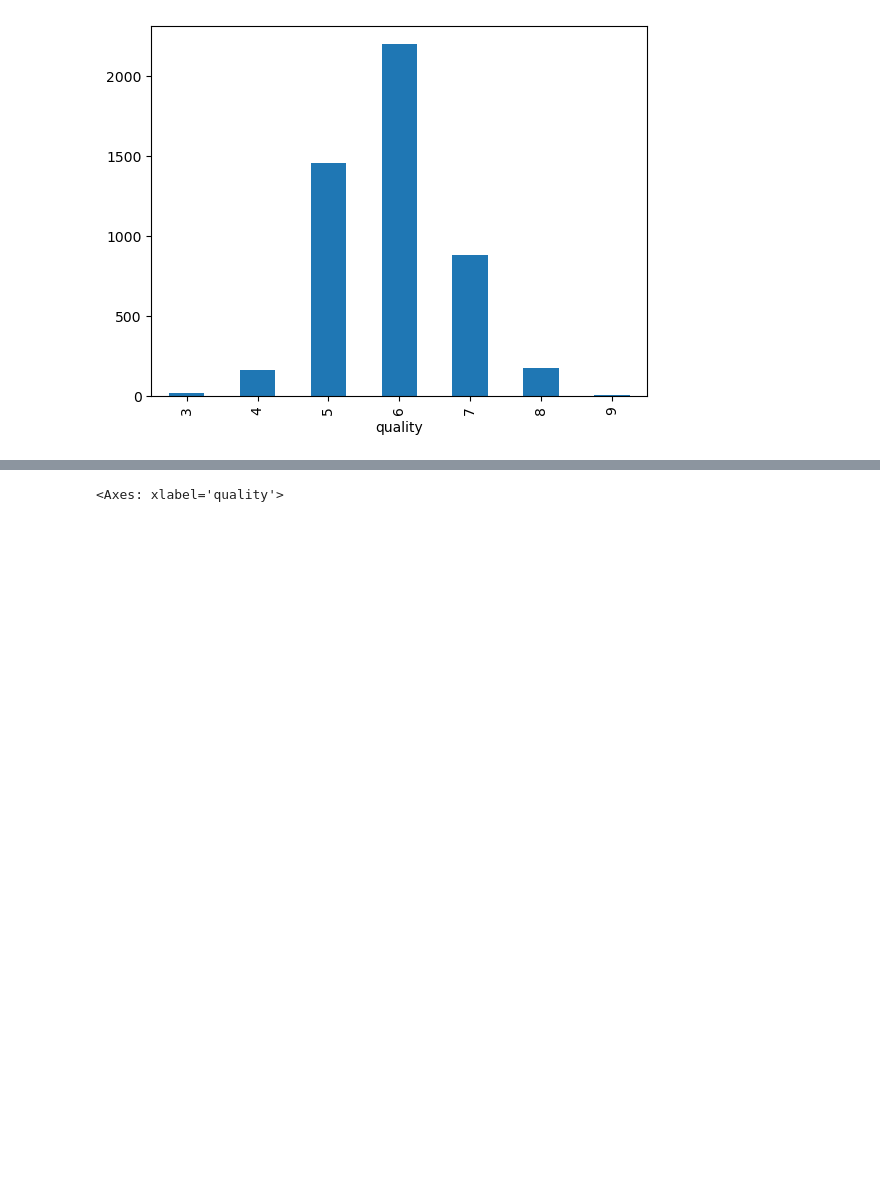
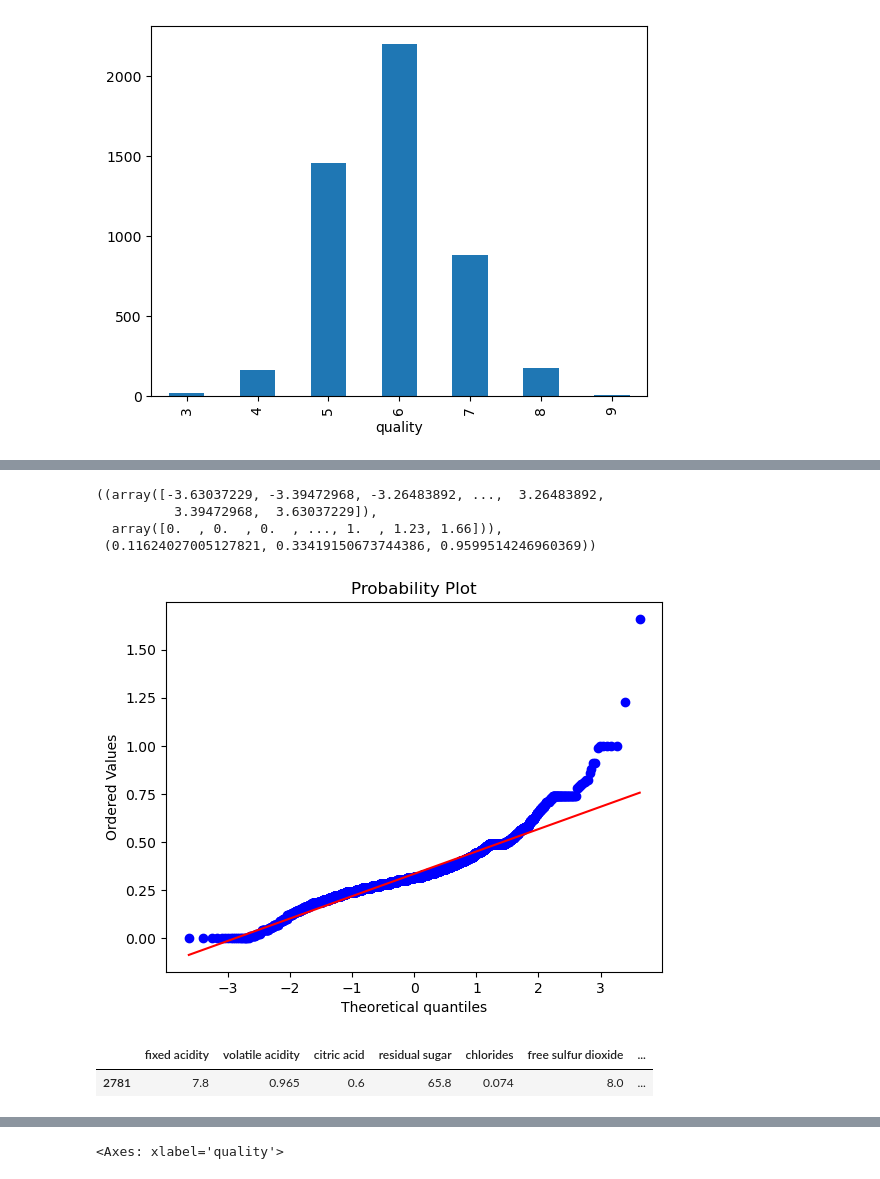
Before and after one commit to DamianB-BitFlipper/wine_quality, a Jupyter notebook: notebooks/white_wine_exploration.ipynb, the cells around one changed output, grey strips where cells are left out. Cells and saved outputs as stored; diff of their text form; code cells hidden in the pictures; blank space fills up the shorter version.

```diff
--- a/notebooks/white_wine_exploration.ipynb
+++ b/notebooks/white_wine_exploration.ipynb
@@ -57,0 +99,13 @@ dataset_df.groupby('quality').size().plot(kind="bar")
+# %%
+stats.probplot(dataset_df['citric acid'], dist="norm", plot=plt)
+# %% [output]
+((array([-3.63037229, -3.39472968, -3.26483892, ...,  3.26483892,
+          3.39472968,  3.63037229]),
+  array([0.  , 0.  , 0.  , ..., 1.  , 1.23, 1.66])),
+ (0.11624027005127821, 0.33419150673744386, 0.9599514246960369))
+[figure, added]
+# %%
+dataset_df[dataset_df['residual sugar'] > 40]
+# %% [output]
+|  | fixed acidity | volatile acidity | citric acid | residual sugar | chlorides | free sulfur dioxide | ... |
+| 2781 | 7.8 | 0.965 | 0.6 | 65.8 | 0.074 | 8.0 | ... |
```
Also changed, not shown: parts of 12 cells of this notebook, 2 other files.
